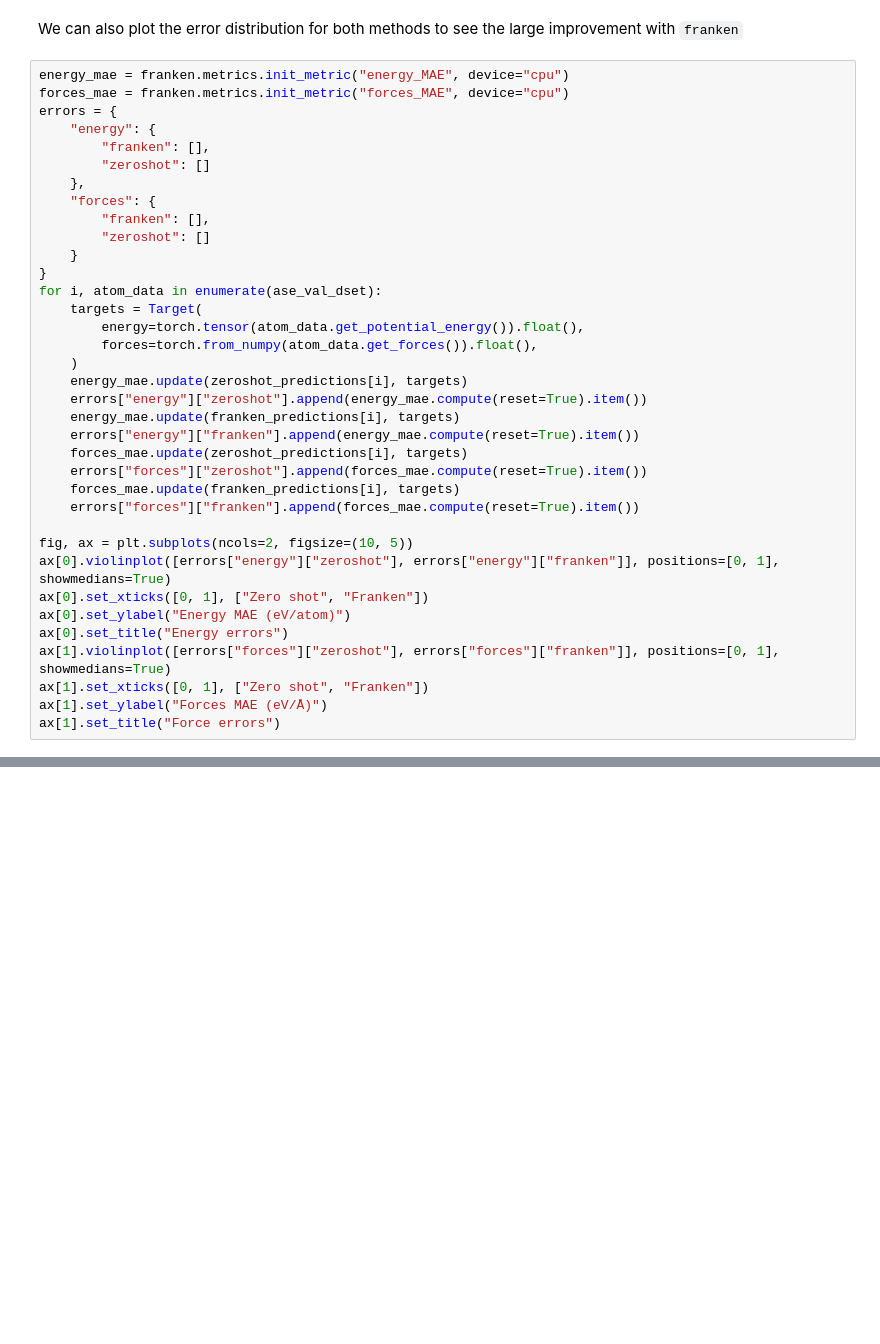
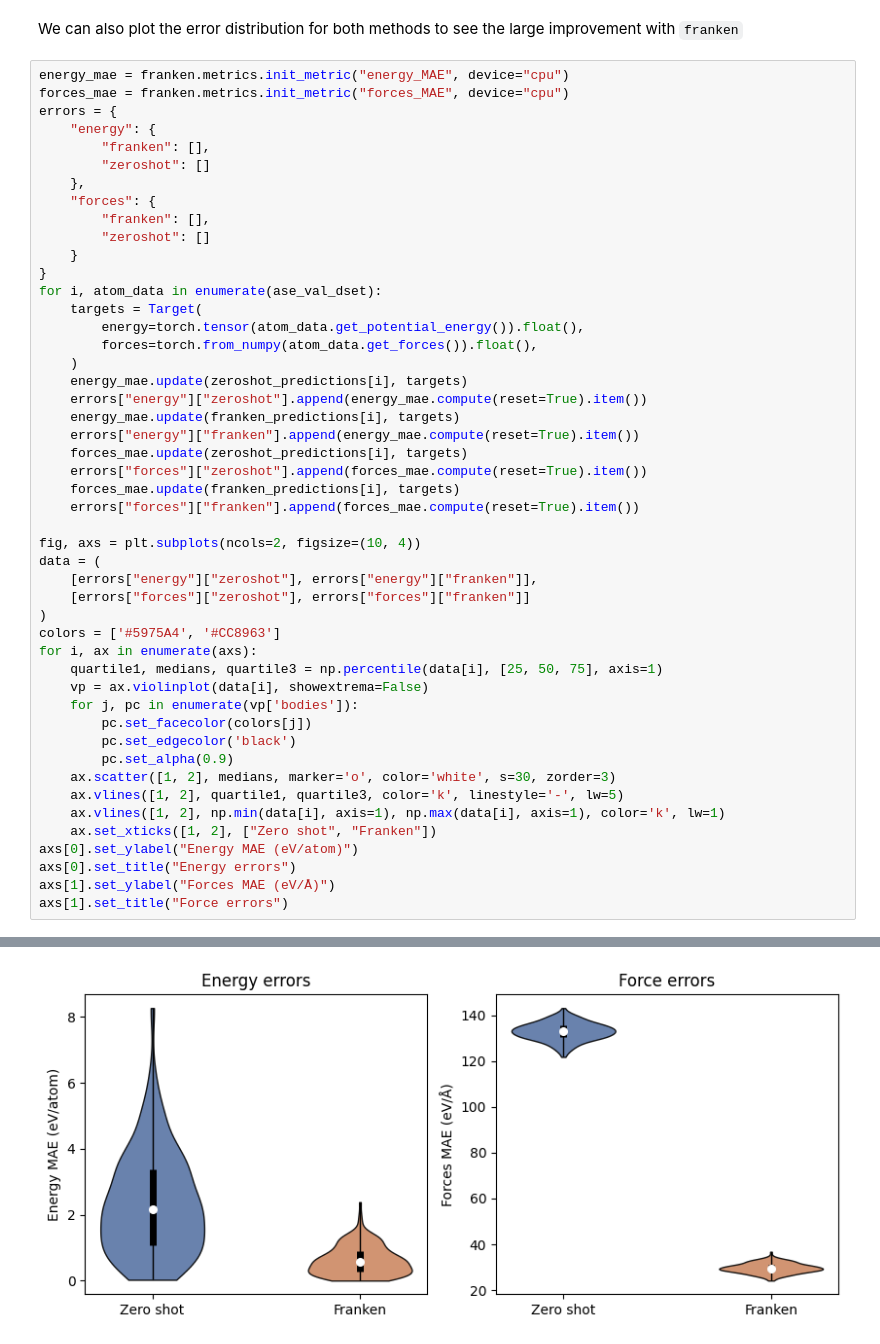
Before and after one commit to Ruoyan0103/franken-AL, a Jupyter notebook: notebooks/getting_started.ipynb, the cells around one changed output, grey strips where cells are left out. Drawn from its saved outputs; the diff is of its cells as text; blank space fills up the shorter version.

```diff
--- a/notebooks/getting_started.ipynb
+++ b/notebooks/getting_started.ipynb
@@ -251,12 +274,25 @@ for i, atom_data in enumerate(ase_val_dset):
     forces_mae.update(franken_predictions[i], targets)
     errors["forces"]["franken"].append(forces_mae.compute(reset=True).item())
 
-fig, ax = plt.subplots(ncols=2, figsize=(10, 5))
-ax[0].violinplot([errors["energy"]["zeroshot"], errors["energy"]["franken"]], positions=[0, 1], showmedians=True)
-ax[0].set_xticks([0, 1], ["Zero shot", "Franken"])
-ax[0].set_ylabel("Energy MAE (eV/atom)")
-ax[0].set_title("Energy errors")
-ax[1].violinplot([errors["forces"]["zeroshot"], errors["forces"]["franken"]], positions=[0, 1], showmedians=True)
-ax[1].set_xticks([0, 1], ["Zero shot", "Franken"])
-ax[1].set_ylabel("Forces MAE (eV/Å)")
-ax[1].set_title("Force errors")
+fig, axs = plt.subplots(ncols=2, figsize=(10, 4))
+data = (
+    [errors["energy"]["zeroshot"], errors["energy"]["franken"]],
+    [errors["forces"]["zeroshot"], errors["forces"]["franken"]]
+)
+colors = ['#5975A4', '#CC8963']
+for i, ax in enumerate(axs):
+    quartile1, medians, quartile3 = np.percentile(data[i], [25, 50, 75], axis=1)
+    vp = ax.violinplot(data[i], showextrema=False)
+    for j, pc in enumerate(vp['bodies']):
+        pc.set_facecolor(colors[j])
+        pc.set_edgecolor('black')
+        pc.set_alpha(0.9)
+    ax.scatter([1, 2], medians, marker='o', color='white', s=30, zorder=3)
+    ax.vlines([1, 2], quartile1, quartile3, color='k', linestyle='-', lw=5)
+    ax.vlines([1, 2], np.min(data[i], axis=1), np.max(data[i], axis=1), color='k', lw=1)
+    ax.set_xticks([1, 2], ["Zero shot", "Franken"])
+axs[0].set_ylabel("Energy MAE (eV/atom)")
+axs[0].set_title("Energy errors")
+axs[1].set_ylabel("Forces MAE (eV/Å)")
+axs[1].set_title("Force errors")
+# %% [output]
@@ -262,0 +300 @@ ax[1].set_title("Force errors")
+[figure, added]
```
Also changed, not shown: parts of 14 cells of this notebook, 2 other files.
